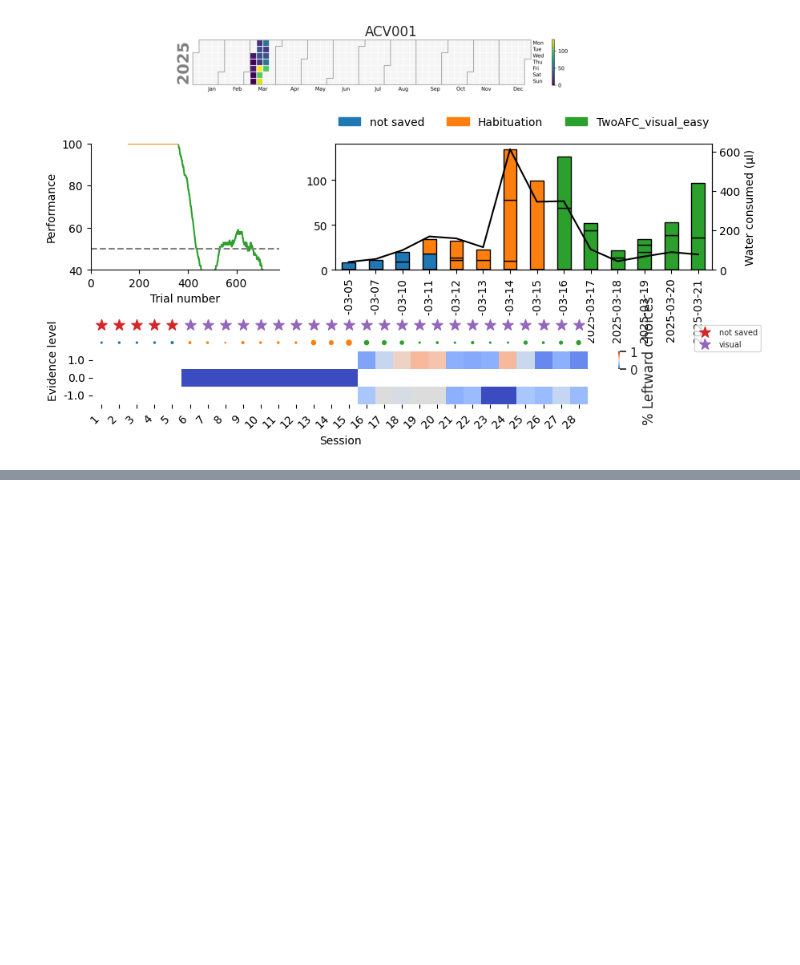
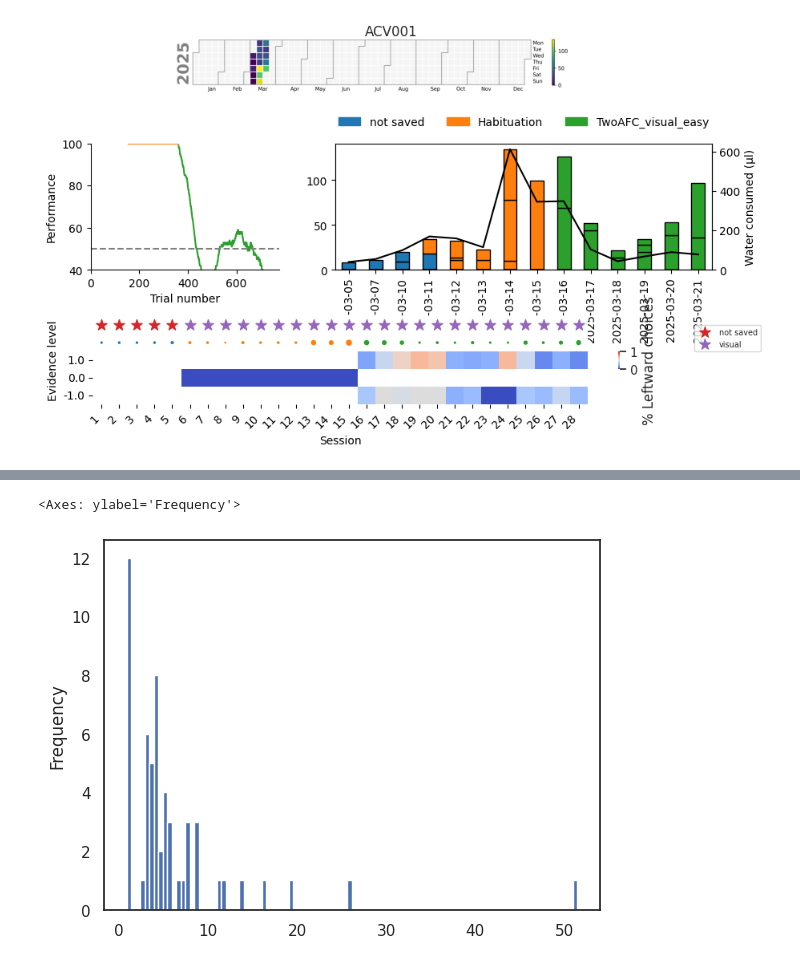
Before and after one commit to LearningCircuitsLab/lecilab-behavior-analysis, a Jupyter notebook: lecilab_behavior_analysis/plot_testing.ipynb, the cells around one changed output, grey strips where cells are left out. Drawn from its saved outputs; the diff is of its cells as text; code cells hidden in the pictures; blank space fills up the shorter version.

```diff
--- a/lecilab_behavior_analysis/plot_testing.ipynb
+++ b/lecilab_behavior_analysis/plot_testing.ipynb
@@ -57,7 +60,7 @@ fig = session_summary_figure(sdf, mouse, perf_window=15, width=10, height=5)
 # %%
 from lecilab_behavior_analysis.plots import plot_time_between_trials_and_reaction_time
-from lecilab_behavior_analysis.df_transforms import calculate_time_between_trials_and_rection_time
-session = 20
-df = calculate_time_between_trials_and_rection_time(df)
-sdf = df[df["session"] == session].copy()
-fig = plot_time_between_trials_and_reaction_time(sdf)
+from lecilab_behavior_analysis.df_transforms import calculate_time_between_trials_and_reaction_time
+session = 28
+sdf = df[df["session"] == session]
+ssdf = calculate_time_between_trials_and_reaction_time(sdf)
+ssdf
@@ -63,0 +81,5 @@ fig = plot_time_between_trials_and_reaction_time(sdf)
+# %%
+ssdf.Reaction_Time.plot(kind="hist", bins=100)
+# %% [output]
+<Axes: ylabel='Frequency'>
+[figure, added]
```
Also changed, not shown: parts of 3 cells of this notebook, 3 other files.
